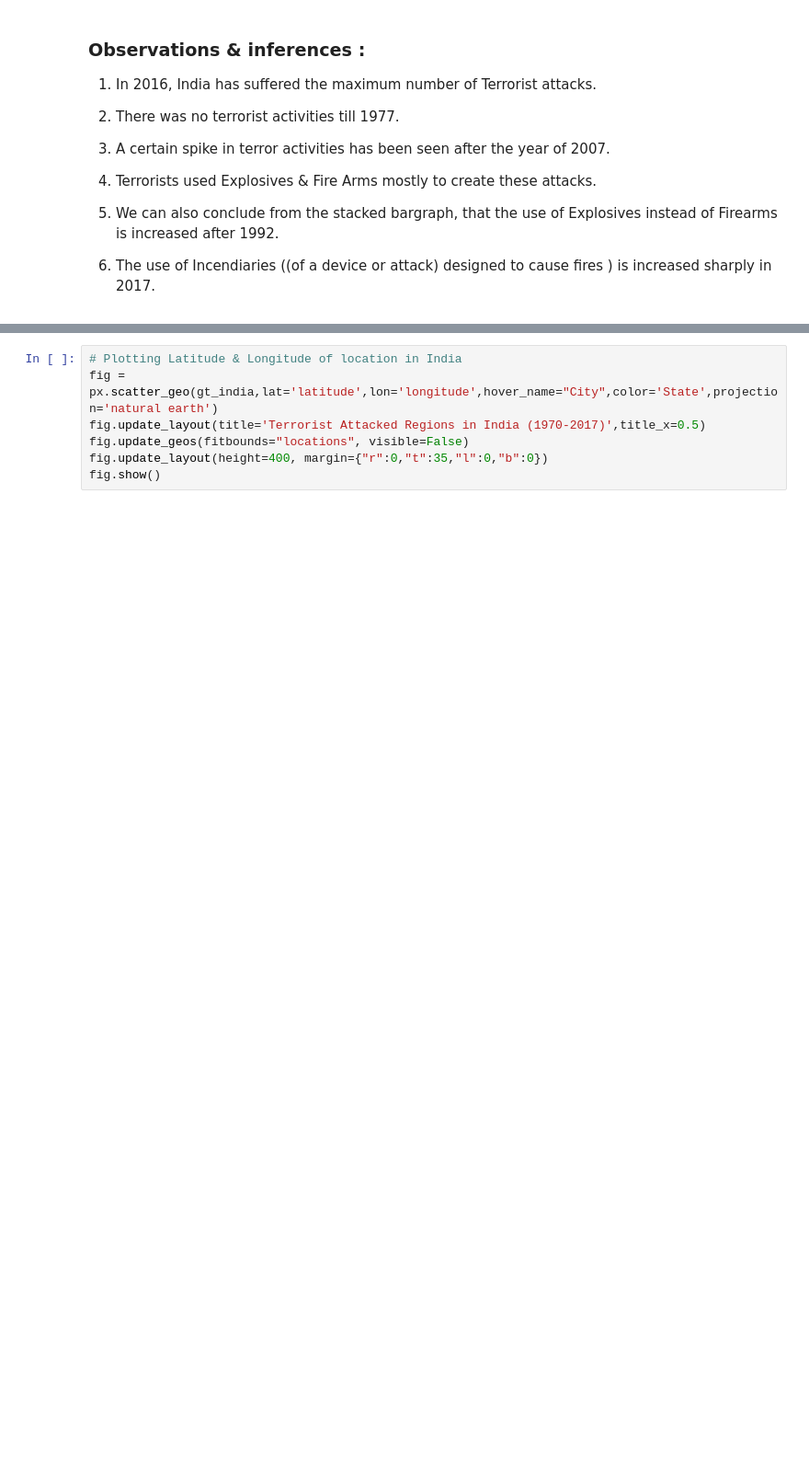
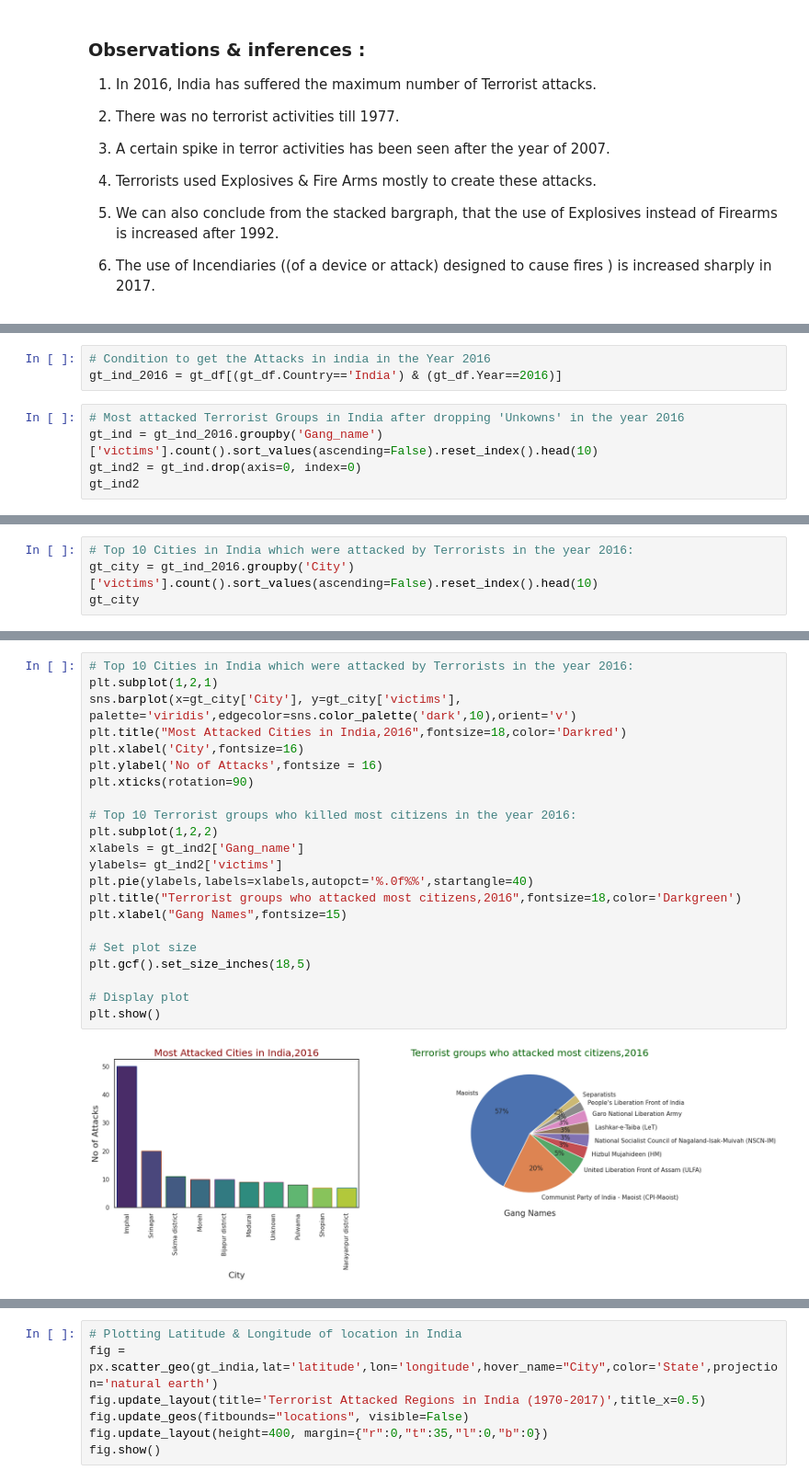
Before and after one commit to somyakmukherjee/Exploratory-Data-Analysis-on-Global-Terrorism, a Jupyter notebook: Capstone_Project_Global_terrorism_EDA_by_Somyak_Mukherjee.ipynb, the cells around one changed output, grey strips where cells are left out. Shown at 92% size. Drawn from its saved outputs; the diff is of its cells as text; blank space fills up the shorter version.

```diff
--- a/Capstone_Project_Global_terrorism_EDA_by_Somyak_Mukherjee.ipynb
+++ b/Capstone_Project_Global_terrorism_EDA_by_Somyak_Mukherjee.ipynb
@@ -505,0 +493,8 @@ plt.show()
+# %%
+# Condition to get the Attacks in india in the Year 2016
+gt_ind_2016 = gt_df[(gt_df.Country=='India') & (gt_df.Year==2016)]
+# %%
+# Most attacked Terrorist Groups in India after dropping 'Unkowns' in the year 2016
+gt_ind = gt_ind_2016.groupby('Gang_name')['victims'].count().sort_values(ascending=False).reset_index().head(10)
+gt_ind2 = gt_ind.drop(axis=0, index=0)
+gt_ind2
@@ -505,0 +512,4 @@ plt.show()
+# %%
+# Top 10 Cities in India which were attacked by Terrorists in the year 2016:
+gt_city = gt_ind_2016.groupby('City')['victims'].count().sort_values(ascending=False).reset_index().head(10)
+gt_city
@@ -505,0 +528,24 @@ plt.show()
+# %%
+# Top 10 Cities in India which were attacked by Terrorists in the year 2016:
+plt.subplot(1,2,1)
+sns.barplot(x=gt_city['City'], y=gt_city['victims'],  palette='viridis',edgecolor=sns.color_palette('dark',10),orient='v')
+plt.title("Most Attacked Cities in India,2016",fontsize=18,color='Darkred')
+plt.xlabel('City',fontsize=16)
+plt.ylabel('No of Attacks',fontsize = 16)
+plt.xticks(rotation=90)
+
+# Top 10 Terrorist groups who killed most citizens in the year 2016:
+plt.subplot(1,2,2)
+xlabels = gt_ind2['Gang_name']
+ylabels= gt_ind2['victims']
+plt.pie(ylabels,labels=xlabels,autopct='%.0f%%',startangle=40)
+plt.title("Terrorist groups who attacked most citizens,2016",fontsize=18,color='Darkgreen')
+plt.xlabel("Gang Names",fontsize=15)
+
+# Set plot size
+plt.gcf().set_size_inches(18,5)
+
+# Display plot
+plt.show()
+# %% [output]
+[figure, added]
```
Also changed, not shown: parts of 20 cells of this notebook.
